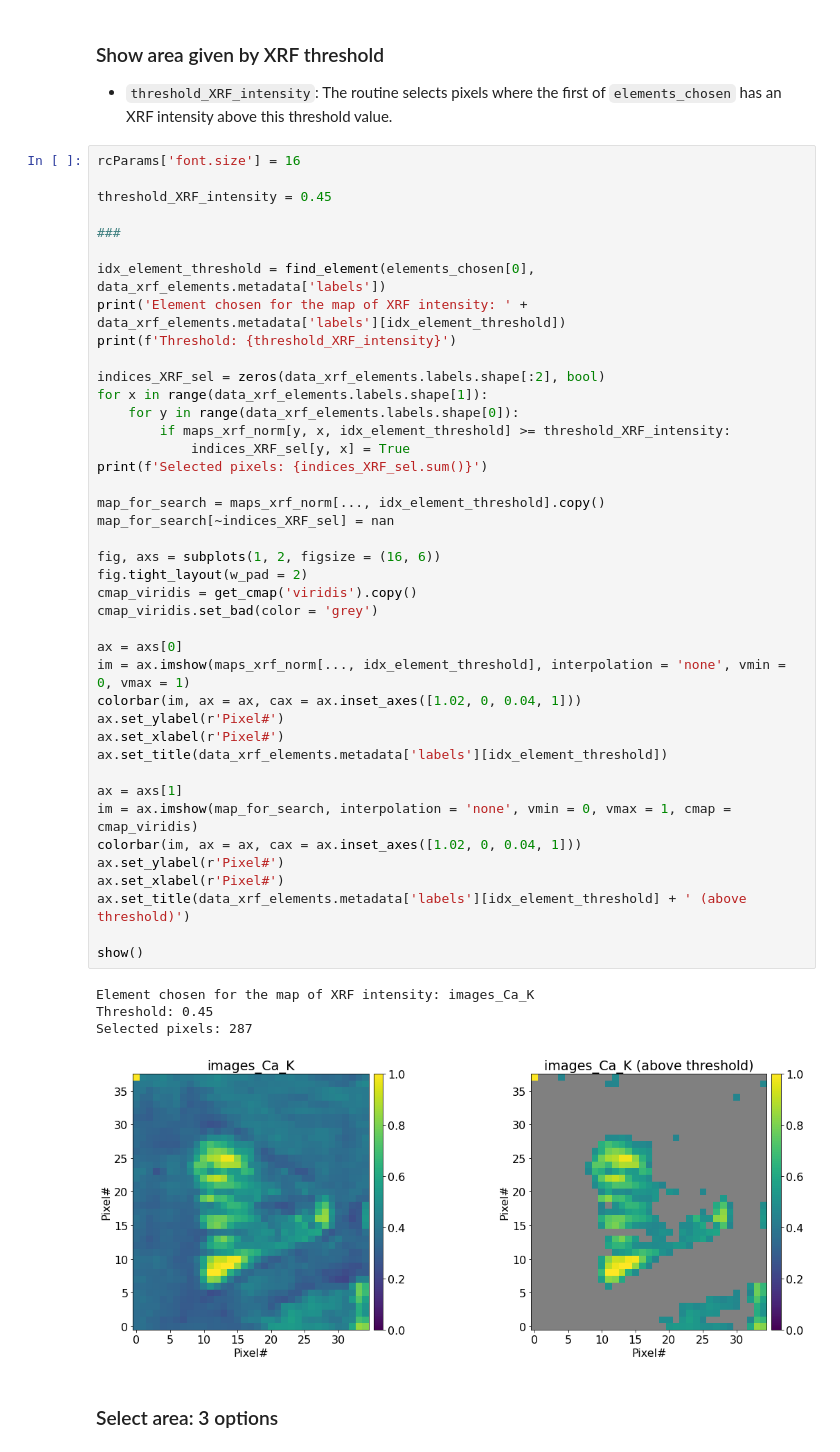
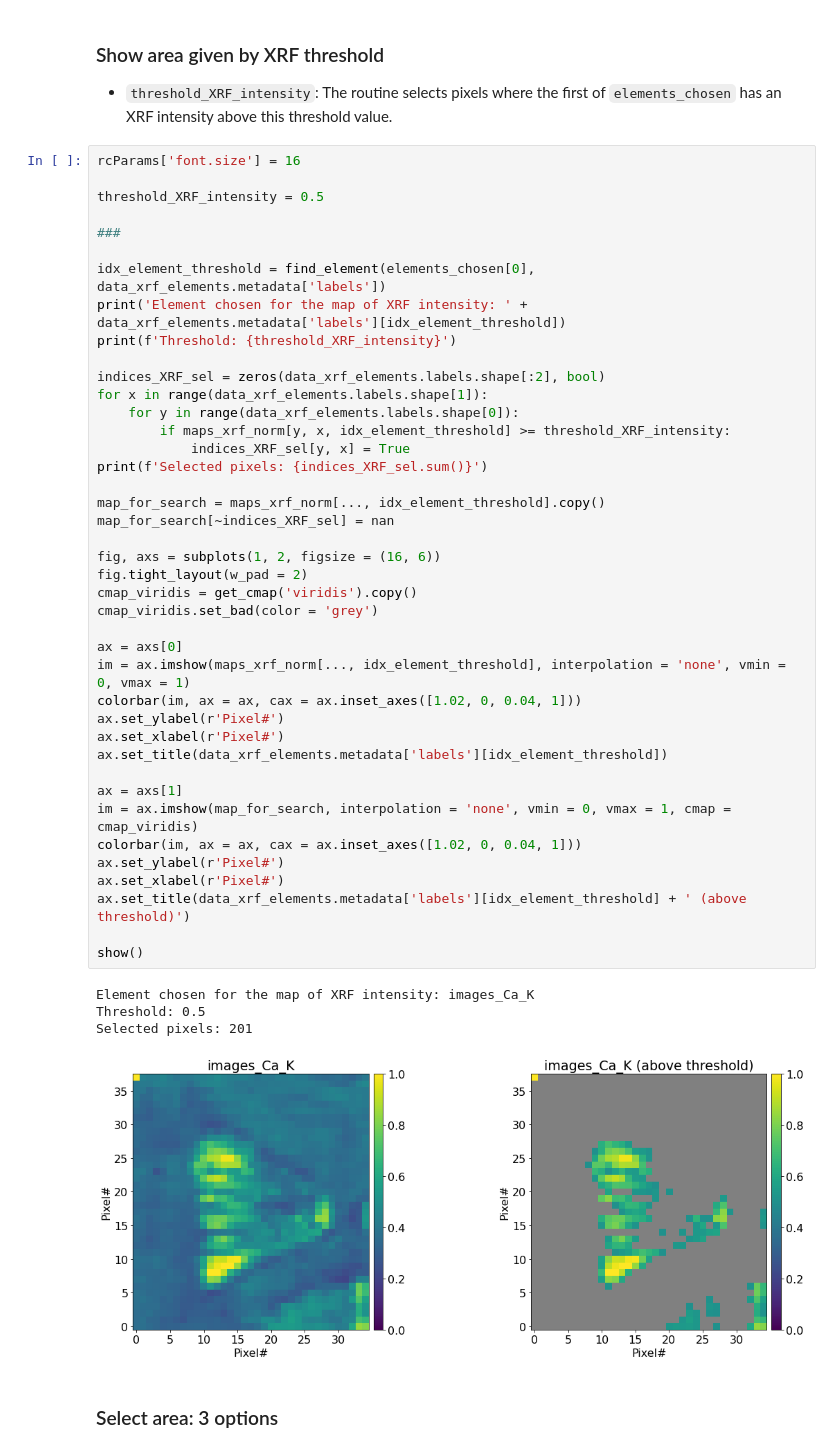
Before and after one commit to DarioZappala/XRDAnalysis, a Jupyter notebook: XRD_2d_match.ipynb, the cells around one changed output. Saved outputs shown, nothing was run; the diff lists cells and outputs as text.

```diff
--- a/XRD_2d_match.ipynb
+++ b/XRD_2d_match.ipynb
@@ -145,7 +147,7 @@ df_phases
 # %%
 rcParams['font.size'] = 16
 
-threshold_XRF_intensity = 0.45
+threshold_XRF_intensity = 0.5
 
 ###
 
@@ -158,36 +160,36 @@ for x in range(data_xrf_elements.labels.shape[1]):
     for y in range(data_xrf_elements.labels.shape[0]):
         if maps_xrf_norm[y, x, idx_element_threshold] >= threshold_XRF_intensity:
             indices_XRF_sel[y, x] = True
 print(f'Selected pixels: {indices_XRF_sel.sum()}')
 
 map_for_search = maps_xrf_norm[..., idx_element_threshold].copy()
 map_for_search[~indices_XRF_sel] = nan
 
 fig, axs = subplots(1, 2, figsize = (16, 6))
 fig.tight_layout(w_pad = 2)
 cmap_viridis = get_cmap('viridis').copy()
 cmap_viridis.set_bad(color = 'grey')
 
 ax = axs[0]
 im = ax.imshow(maps_xrf_norm[..., idx_element_threshold], interpolation = 'none', vmin = 0, vmax = 1)
 colorbar(im, ax = ax, cax = ax.inset_axes([1.02, 0, 0.04, 1]))
 ax.set_ylabel(r'Pixel#')
 ax.set_xlabel(r'Pixel#')
 ax.set_title(data_xrf_elements.metadata['labels'][idx_element_threshold])
 
 ax = axs[1]
 im = ax.imshow(map_for_search, interpolation = 'none', vmin = 0, vmax = 1, cmap = cmap_viridis)
 colorbar(im, ax = ax, cax = ax.inset_axes([1.02, 0, 0.04, 1]))
 ax.set_ylabel(r'Pixel#')
 ax.set_xlabel(r'Pixel#')
 ax.set_title(data_xrf_elements.metadata['labels'][idx_element_threshold] + ' (above threshold)')
 
 show()
 # %% [output]
 Element chosen for the map of XRF intensity: images_Ca_K
-Threshold: 0.45
-Selected pixels: 287
+Threshold: 0.5
+Selected pixels: 201
-[figure, old version]
+[figure, new version]
 # %% [markdown]
 ### Select area: 3 options
 # %%
```
Also changed, not shown: parts of 18 cells of this notebook, 4 other files.
